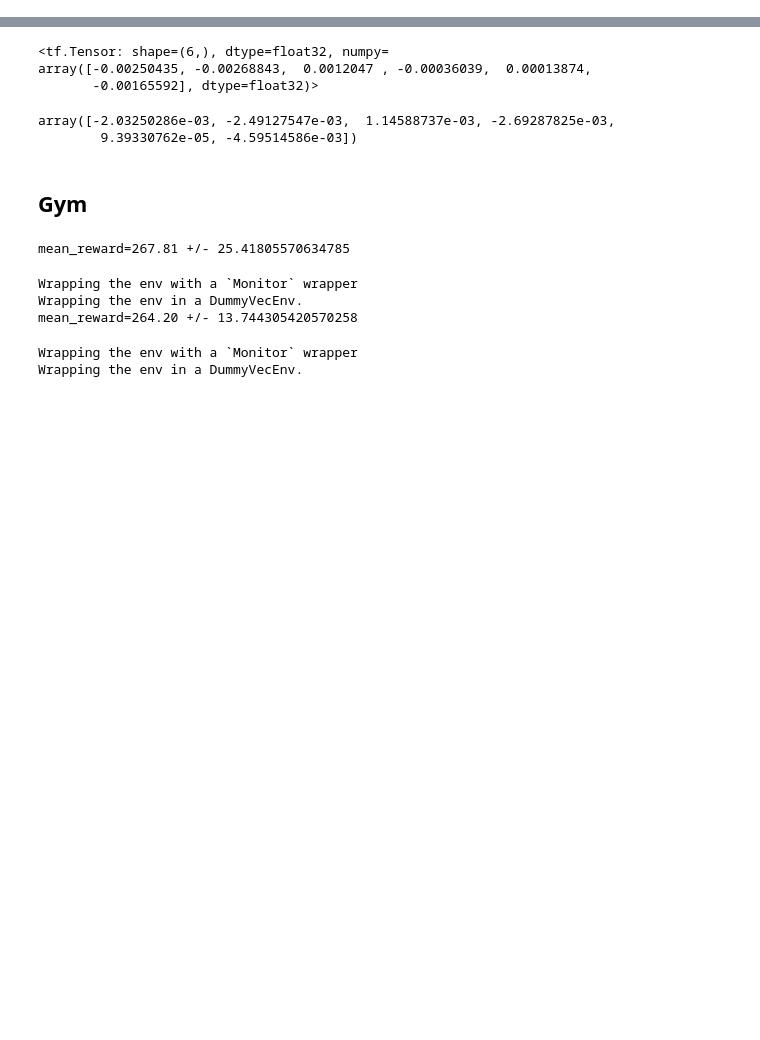
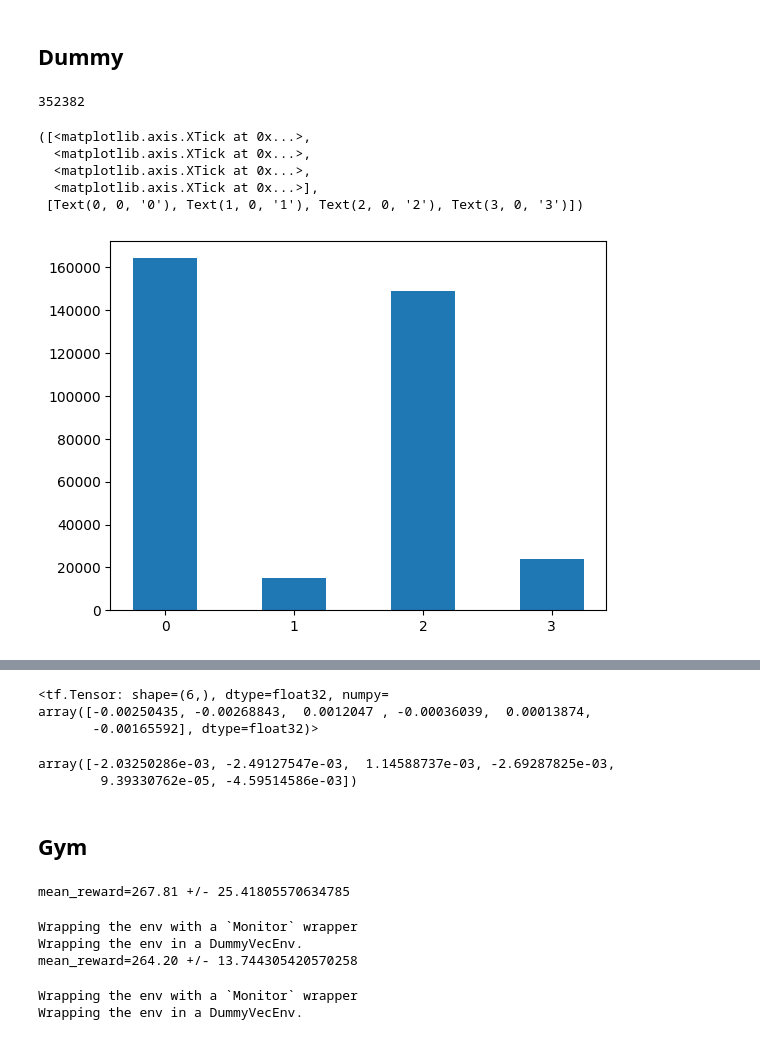
Before and after one commit to park4134/tvc-ilpo, a Jupyter notebook: Analysis.ipynb, the cells around one changed output, grey strips where cells are left out. Saved outputs shown, nothing was run; the diff lists cells and outputs as text; code cells hidden in the pictures; blank space fills up the shorter version.

```diff
--- a/Analysis.ipynb
+++ b/Analysis.ipynb
@@ -29,0 +42,21 @@ device_lib.list_local_devices()
+# %% [markdown]
+## Dummy
+# %%
+action = np.load('data/preprocessed/LunarLander-v2/expert_data_2/cluster/data_0/action_0.02_1.npy')
+delta_s = np.load('data/preprocessed/LunarLander-v2/expert_data_2/cluster/data_0/delta_s_0.02.npy')
+# %%
+len(action)
+# %% [output]
+352382
+# %%
+values, counts = np.unique(action, return_counts=True)
+
+plt.bar(values, counts, width = 0.5, align='center')
+plt.xticks([0,1,2,3])
+# %% [output]
+([<matplotlib.axis.XTick at 0x...>,
+  <matplotlib.axis.XTick at 0x...>,
+  <matplotlib.axis.XTick at 0x...>,
+  <matplotlib.axis.XTick at 0x...>],
+ [Text(0, 0, '0'), Text(1, 0, '1'), Text(2, 0, '2'), Text(3, 0, '3')])
+[figure, added]
```
Also changed, not shown: parts of 25 cells of this notebook, 21 other files.
